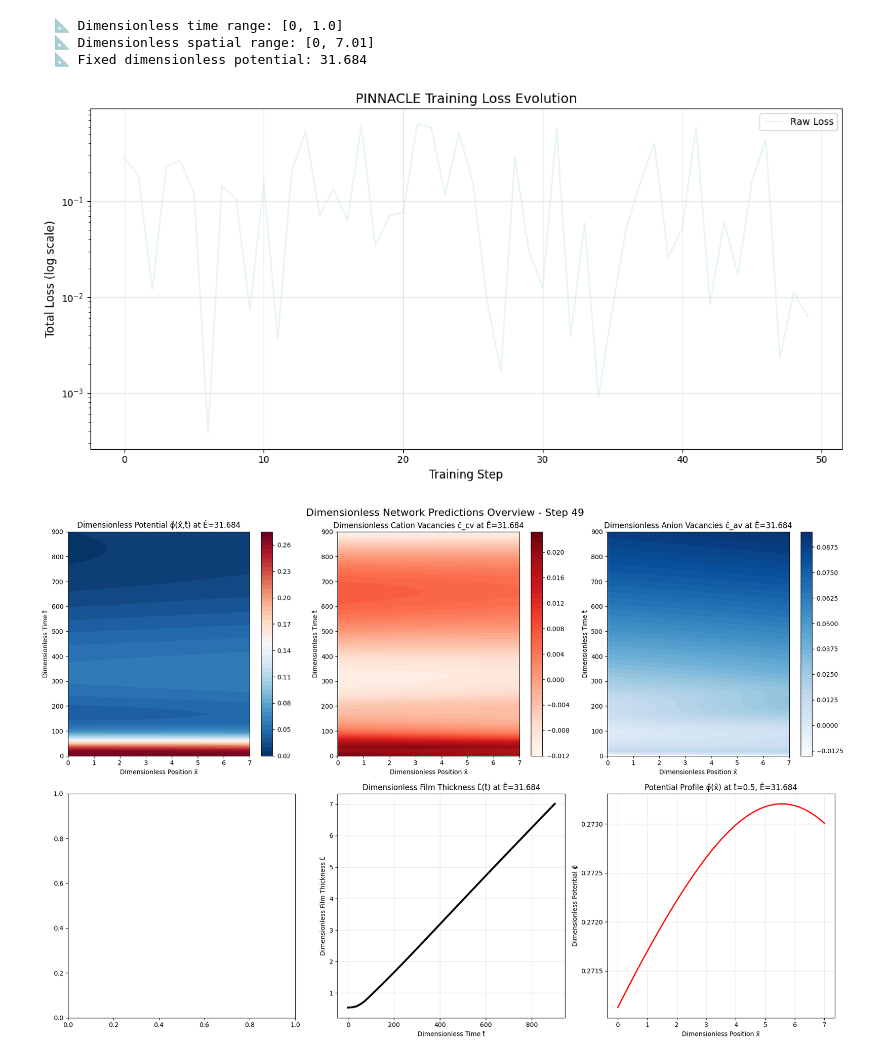
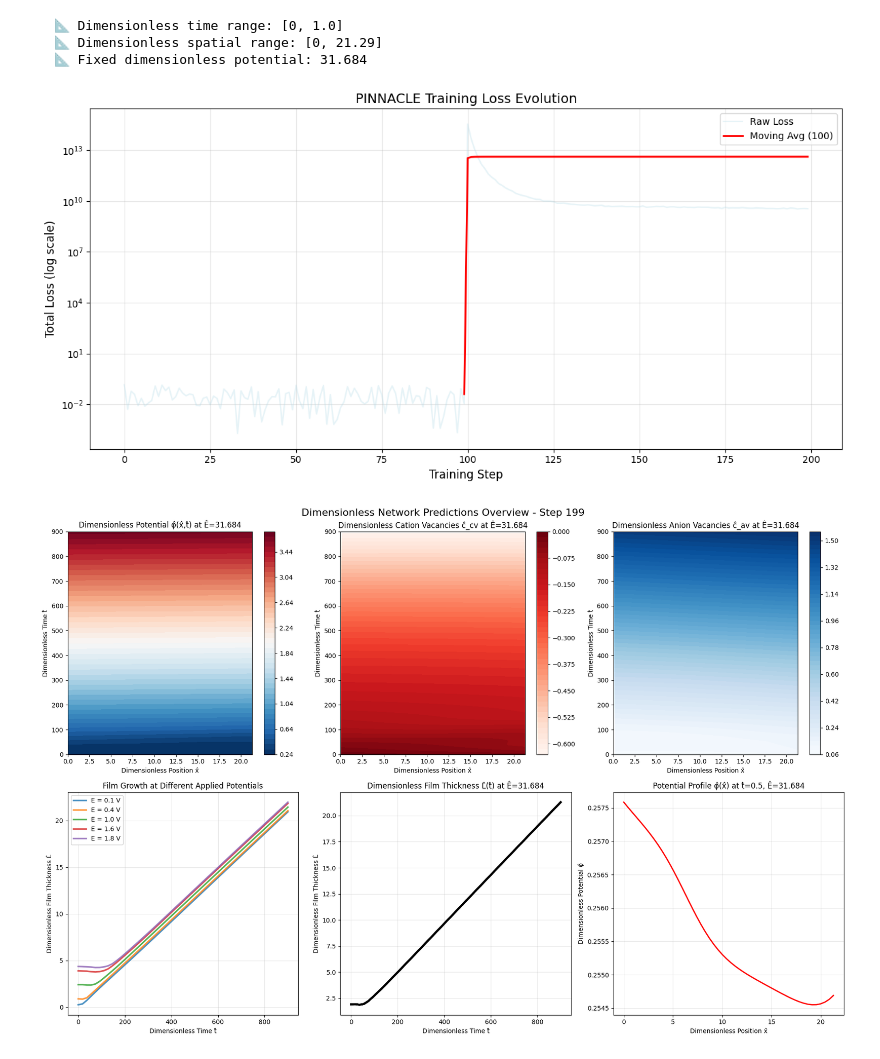
Before and after one commit to Feugmo-Group/PINNACLE, a Jupyter notebook: pinnacle/NTK+ALPinnacle.ipynb, the cells around one changed output. Drawn from its saved outputs; the diff is of its cells as text; code cells hidden in the pictures.

```diff
--- a/pinnacle/NTK+ALPinnacle.ipynb
+++ b/pinnacle/NTK+ALPinnacle.ipynb
@@ -14,7 +14,7 @@ device = torch.device("cuda" if torch.cuda.is_available() else "cpu")
 
 torch.manual_seed(995)
 
-ntk_steps = 1000
+ntk_steps = 10000
 # %%
 
 lc = 1e-9
@@ -98,7 +98,7 @@ phi_O2_eq = 1.35 # [V]
 phic = (R*T)/F
 tc = (lc ** 2) / D_cv
 L_initial = 1e-9
-time_scale =  900000 # Time scale for the simulation [s]
+time_scale =  3600 # Time scale for the simulation [s]
 # %%
 #Define networks
 
@@ -1218,7 +1218,7 @@ l_film = torch.zeros(2048, device=device, requires_grad=True)
 # %%
 #Training Config
 lr = 1e-3
-max_steps = 12000
+max_steps = 20000
 current_step = 0
 training_phase = "NTK"
 
@@ -1477,6 +1472,37 @@ with torch.no_grad():
     axes[0, 2].set_title(f'Dimensionless Anion Vacancies ĉ_av at Ê={E_hat_fixed.item():.3f}')
     plt.colorbar(im3, ax=axes[0, 2])
 
+
+    # Select 5 representative potentials across the range
+    E_values_dimensional = [0.1,0.4, 1.0, 1.6,1.8]  # Representative voltages
+    E_hat_values = [E_val / phic for E_val in E_values_dimensional]
+    colors = ['#1f77b4', '#ff7f0e', '#2ca02c', '#d62728', "#8b61b3"]  # Distinct colors
+
+    # Compute film growth for each potential
+    L_hat_multi = []
+    for E_hat_val in E_hat_values:
+        E_hat_tensor = torch.full_like(t_hat_1d, E_hat_val)
+        L_inputs_multi = torch.cat([t_hat_1d, E_hat_tensor], dim=1)
+        L_hat_curve = L_net(L_inputs_multi).squeeze()
+        L_hat_multi.append(L_hat_curve.cpu().numpy())
+
+    # 4. Film Thickness Evoloution at non-steady state potentials
+    for i, (L_curve, E_val, color) in enumerate(zip(L_hat_multi, E_values_dimensional, colors)):
+        axes[1, 0].plot(t_hat_np, L_curve, color=color, linewidth=2.5,
+                        label=f'E = {E_val:.1f} V', alpha=0.8)
+        axes[1, 0].set_xlabel('Dimensionless Time t̂')
+        axes[1, 0].set_ylabel('Dimensionless Film Thickness L̂')
+        axes[1, 0].set_title('Film Growth at Different Applied Potentials')
+        axes[1, 0].grid(True, alpha=0.3)
+        axes[1, 0].legend(fontsize=10, framealpha=0.9)
+
+        # 5. Dimensionless film thickness
+        axes[1, 1].plot(t_hat_np, L_hat_np, 'k-', linewidth=3)
+        axes[1, 1].set_xlabel('Dimensionless Time t̂')
+        axes[1, 1].set_ylabel('Dimensionless Film Thickness L̂')
+        axes[1, 1].set_title(f'Dimensionless Film Thickness L̂(t̂) at Ê={E_hat_fixed.item():.3f}')
+        axes[1, 1].grid(True, alpha=0.3)
+
     # 5. Dimensionless film thickness
     axes[1, 1].plot(t_hat_np, L_hat_np, 'k-', linewidth=3)
     axes[1, 1].set_xlabel('Dimensionless Time t̂')
@@ -1542,33 +1568,33 @@ with torch.no_grad():
             j["j1"].append(j1.item())
             j["j2"].append(j2.item())
             j["j3"].append(j3.item())
 
         # Convert to numpy for plotting
         E_np = E_hat_values.cpu().numpy()*phic
         j_np = np.array(j["total"])
         j_1_np = np.array(j['j1'])
         j_2_np = np.array(j['j2'])
         j_3_np = np.array(j['j3'])
 
 
         # Create polarization curve plot
         plt.figure(figsize=(10, 6))
         plt.plot(E_np, j_np, 'b-', linewidth=2, label='Total Current')
         plt.plot(E_np, j_1_np, 'r-', linewidth=2, label='Current due to R1')
         plt.plot(E_np, j_2_np, 'g-', linewidth=2, label='Current due to R2')
         plt.plot(E_np, j_3_np, 'y-', linewidth=2, label='Current due to R3')
         plt.xlabel('Applied Potential E/ V')
         plt.ylabel('Current Density j: A/m^2')
         plt.title(f'Polarization Curve at t̂={t_hat_eval}')
         plt.legend()
         #TODO: Make the X-Axis plots finer.
         plt.grid(True, alpha=0.3)
         plt.legend()
 
 plt.show()
 # %% [output]
   📐 Dimensionless time range: [0, 1.0]
-  📐 Dimensionless spatial range: [0, 7.01]
+  📐 Dimensionless spatial range: [0, 21.29]
   📐 Fixed dimensionless potential: 31.684
-[figure, old version]
+[figure, new version]
-[figure, old version]
+[figure, new version]
```
Also changed, not shown: parts of 2 cells of this notebook, 2 other files.
